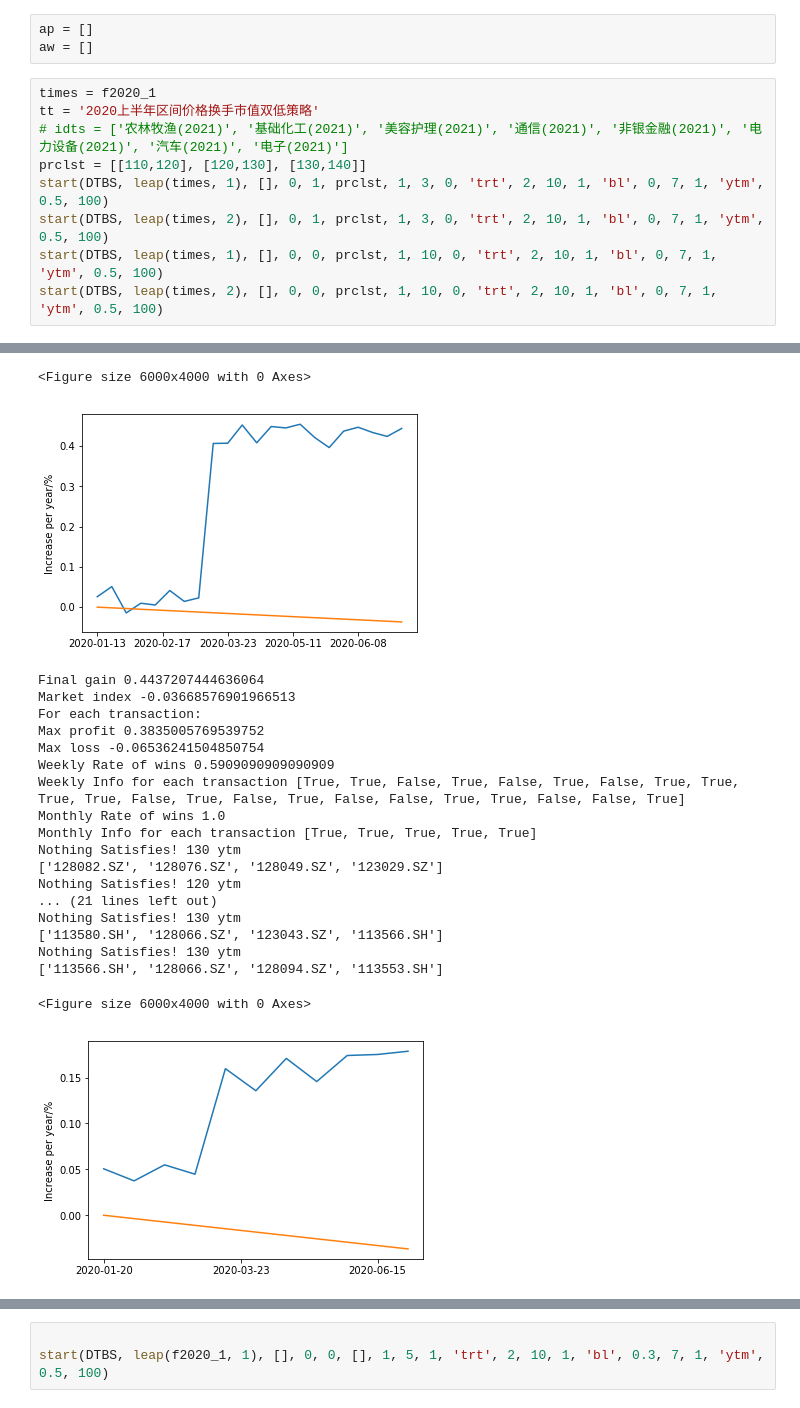
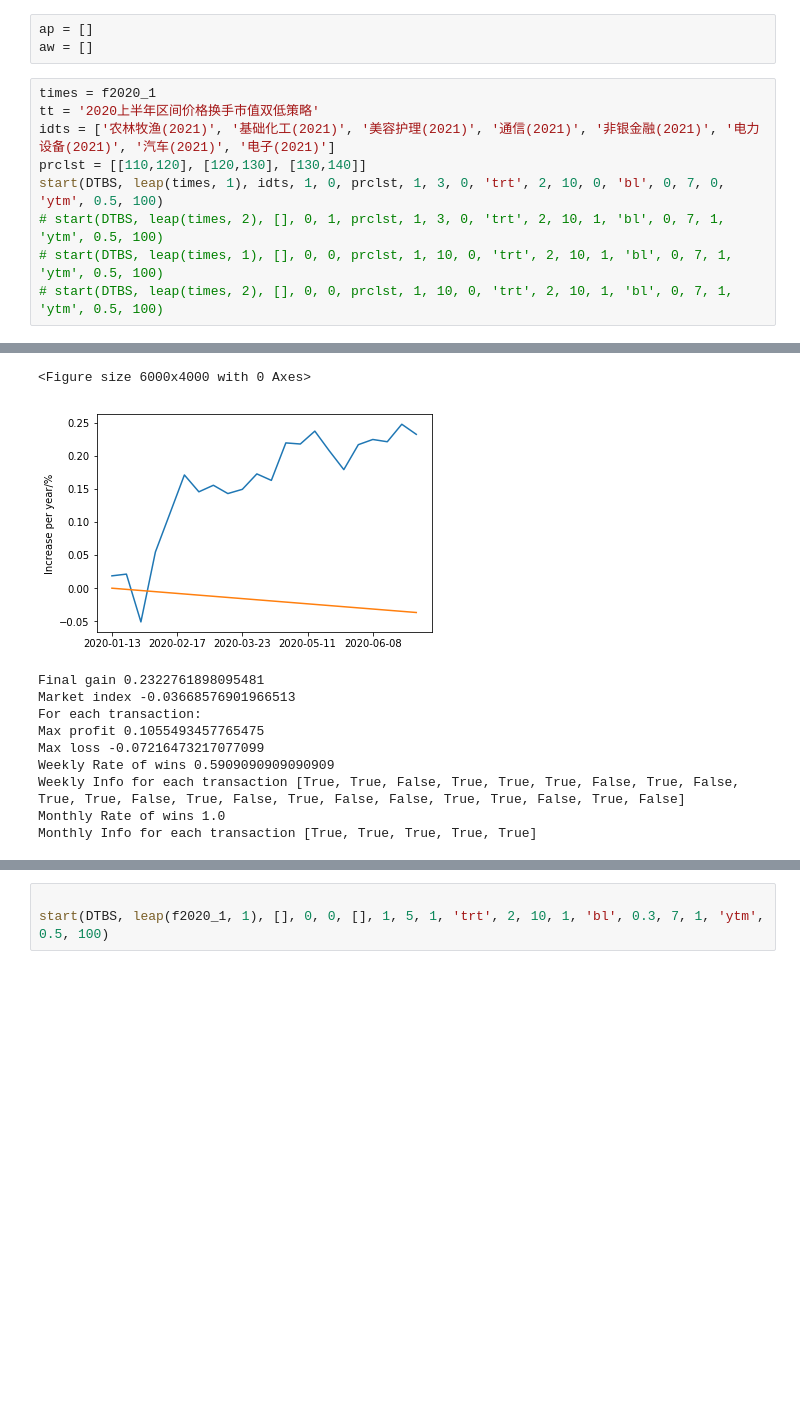
Before and after one commit to yts798/Convertible-Bond-Database, a Jupyter notebook: strategy/strategy.ipynb, the cells around one changed output, grey strips where cells are left out. Saved outputs shown, nothing was run; the diff lists cells and outputs as text; blank space fills up the shorter version.

```diff
--- a/strategy/strategy.ipynb
+++ b/strategy/strategy.ipynb
@@ -622,10 +622,10 @@ aw = []
 # %%
 times = f2020_1
 tt = '2020上半年区间价格换手市值双低策略'
-# idts = ['农林牧渔(2021)', '基础化工(2021)', '美容护理(2021)', '通信(2021)', '非银金融(2021)', '电力设备(2021)', '汽车(2021)', '电子(2021)']
+idts = ['农林牧渔(2021)', '基础化工(2021)', '美容护理(2021)', '通信(2021)', '非银金融(2021)', '电力设备(2021)', '汽车(2021)', '电子(2021)']
 prclst = [[110,120], [120,130], [130,140]]
-start(DTBS, leap(times, 1), [], 0, 1, prclst, 1, 3, 0, 'trt', 2, 10, 1, 'bl', 0, 7, 1, 'ytm', 0.5, 100)
-start(DTBS, leap(times, 2), [], 0, 1, prclst, 1, 3, 0, 'trt', 2, 10, 1, 'bl', 0, 7, 1, 'ytm', 0.5, 100)
-start(DTBS, leap(times, 1), [], 0, 0, prclst, 1, 10, 0, 'trt', 2, 10, 1, 'bl', 0, 7, 1, 'ytm', 0.5, 100)
-start(DTBS, leap(times, 2), [], 0, 0, prclst, 1, 10, 0, 'trt', 2, 10, 1, 'bl', 0, 7, 1, 'ytm', 0.5, 100)
+start(DTBS, leap(times, 1), idts, 1, 0, prclst, 1, 3, 0, 'trt', 2, 10, 0, 'bl', 0, 7, 0, 'ytm', 0.5, 100)
+# start(DTBS, leap(times, 2), [], 0, 1, prclst, 1, 3, 0, 'trt', 2, 10, 1, 'bl', 0, 7, 1, 'ytm', 0.5, 100)
+# start(DTBS, leap(times, 1), [], 0, 0, prclst, 1, 10, 0, 'trt', 2, 10, 1, 'bl', 0, 7, 1, 'ytm', 0.5, 100)
+# start(DTBS, leap(times, 2), [], 0, 0, prclst, 1, 10, 0, 'trt', 2, 10, 1, 'bl', 0, 7, 1, 'ytm', 0.5, 100)
 # %% [output]
@@ -649,21 +649,11 @@ Nothing Satisfies! 130 ytm
 <Figure size 6000x4000 with 0 Axes>
-[figure, old version]
+[figure, new version]
-Final gain 0.4437207444636064
+Final gain 0.2322761898095481
 Market index -0.03668576901966513
 For each transaction:
-Max profit 0.3835005769539752
-Max loss -0.06536241504850754
+Max profit 0.1055493457765475
+Max loss -0.07216473217077099
 Weekly Rate of wins 0.5909090909090909
-Weekly Info for each transaction [True, True, False, True, False, True, False, True, True, True, True, False, True, False, True, False, False, True, True, False, False, True]
+Weekly Info for each transaction [True, True, False, True, True, True, False, True, False, True, True, False, True, False, True, False, False, True, True, False, True, False]
 Monthly Rate of wins 1.0
 Monthly Info for each transaction [True, True, True, True, True]
-Nothing Satisfies! 130 ytm
-['128082.SZ', '128076.SZ', '128049.SZ', '123029.SZ']
-Nothing Satisfies! 120 ytm
-... (21 lines left out)
-Nothing Satisfies! 130 ytm
-['113580.SH', '128066.SZ', '123043.SZ', '113566.SH']
-Nothing Satisfies! 130 ytm
-['113566.SH', '128066.SZ', '128094.SZ', '113553.SH']
-<Figure size 6000x4000 with 0 Axes>
-[figure, removed]
```
Also changed, not shown: parts of 1 cell of this notebook, 13 other files.
